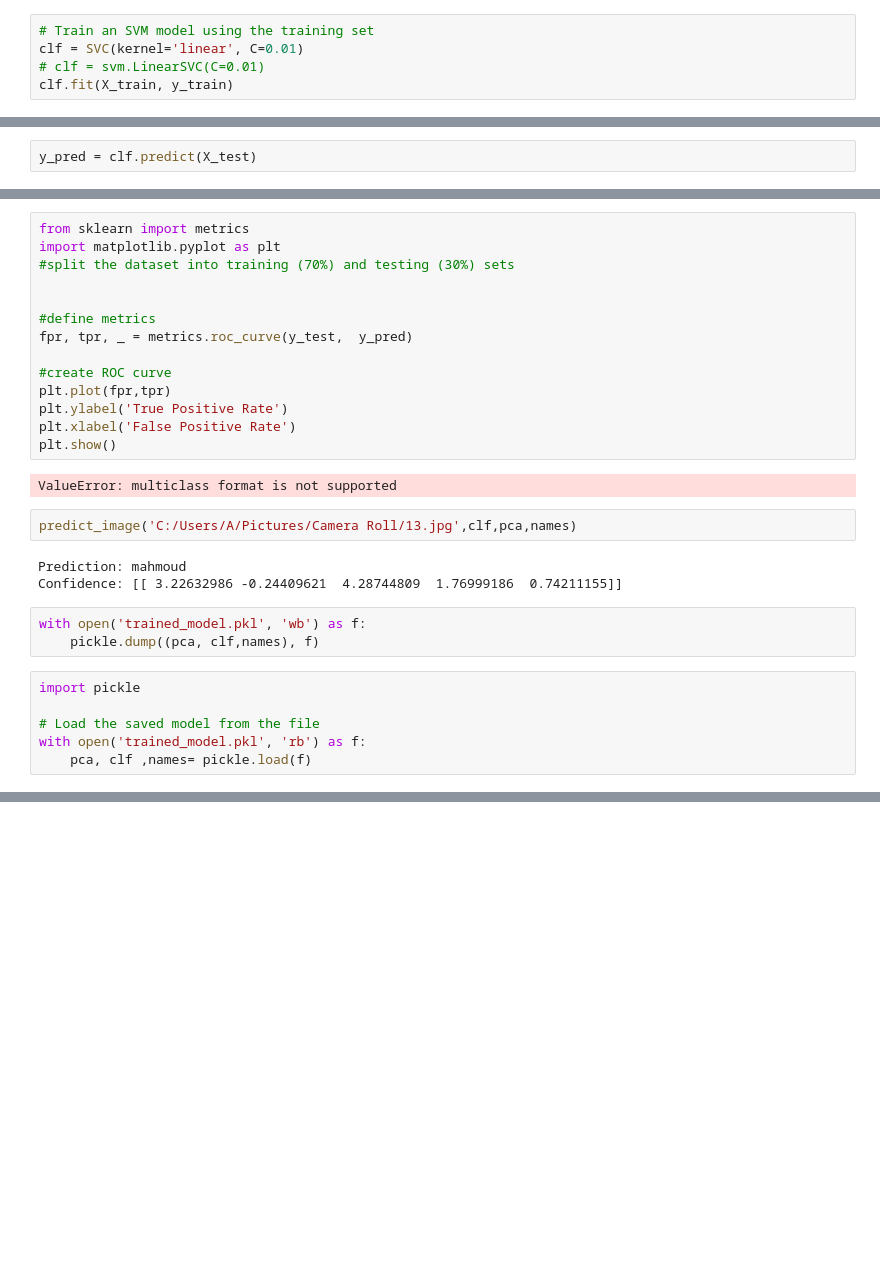
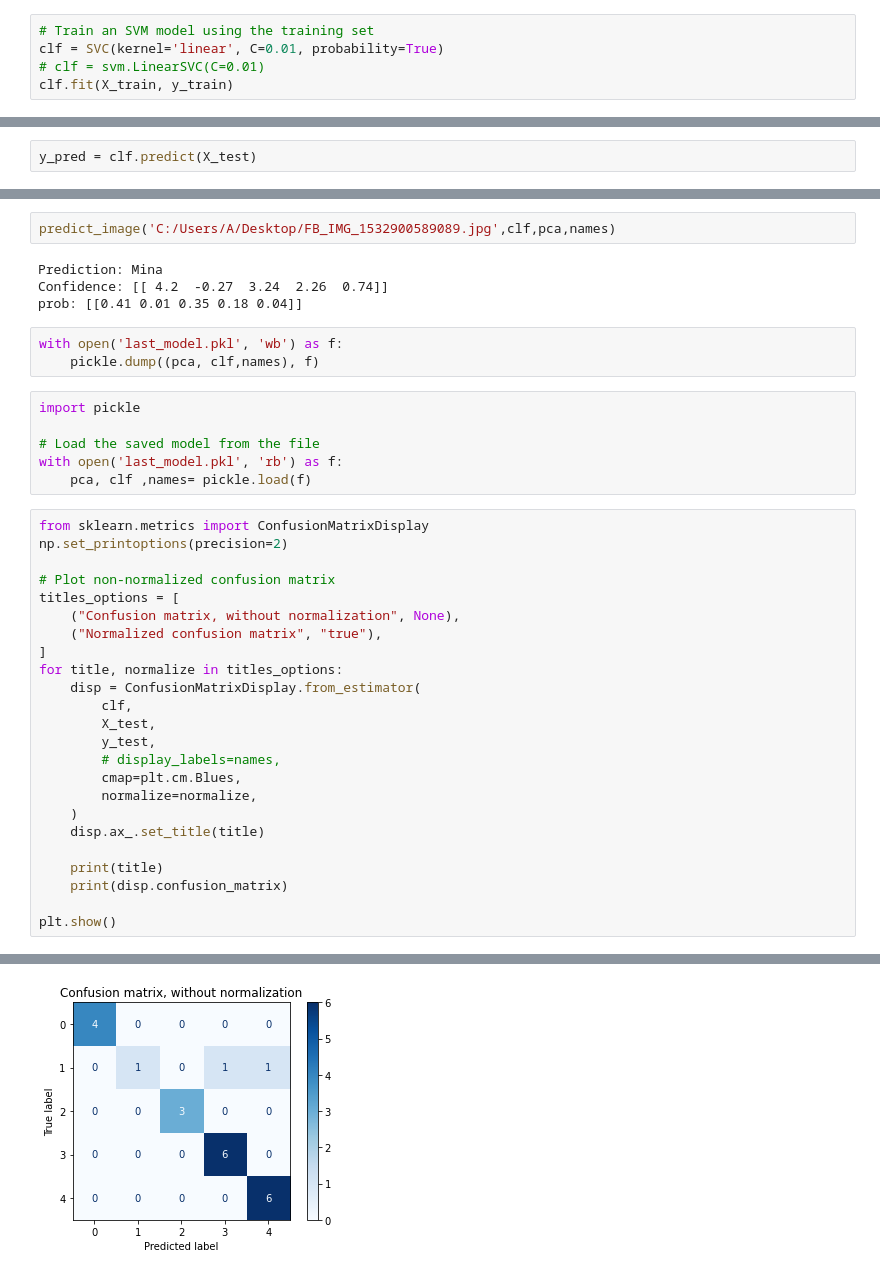
Before and after one commit to mena5800/face_recognition, a Jupyter notebook: model training/model.ipynb, the cells around one changed output, grey strips where cells are left out. Saved outputs shown, nothing was run; the diff lists cells and outputs as text; blank space fills up the shorter version.

Commit message:
add probs - edit pca class - add last_model to server

```diff
--- a/model training/model.ipynb
+++ b/model training/model.ipynb
@@ -106,7 +145,7 @@ Best kernel : linear
 Best C value found: 0.01
 # %%
 # Train an SVM model using the training set
-clf = SVC(kernel='linear', C=0.01)
+clf = SVC(kernel='linear', C=0.01, probability=True)
 # clf = svm.LinearSVC(C=0.01)
 clf.fit(X_train, y_train)
 # %% [output]
@@ -165,30 +206,40 @@ def predict_image(path,model,pca,names):
-# %%
-from sklearn import metrics
-import matplotlib.pyplot as plt
-#split the dataset into training (70%) and testing (30%) sets
-
-
-#define metrics
-fpr, tpr, _ = metrics.roc_curve(y_test,  y_pred)
-
-#create ROC curve
-plt.plot(fpr,tpr)
-plt.ylabel('True Positive Rate')
-plt.xlabel('False Positive Rate')
-plt.show()
-# %% [output]
-ValueError: multiclass format is not supported
 # %%
-predict_image('C:/Users/A/Pictures/Camera Roll/13.jpg',clf,pca,names)
+predict_image('C:/Users/A/Desktop/FB_IMG_1532900589089.jpg',clf,pca,names)
 # %% [output]
-Prediction: mahmoud
-Confidence: [[ 3.22632986 -0.24409621  4.28744809  1.76999186  0.74211155]]
+Prediction: Mina
+Confidence: [[ 4.2  -0.27  3.24  2.26  0.74]]
+prob: [[0.41 0.01 0.35 0.18 0.04]]
 # %%
-with open('trained_model.pkl', 'wb') as f:
+with open('last_model.pkl', 'wb') as f:
     pickle.dump((pca, clf,names), f)
 # %%
 import pickle
 
 # Load the saved model from the file
-with open('trained_model.pkl', 'rb') as f:
+with open('last_model.pkl', 'rb') as f:
     pca, clf ,names= pickle.load(f)
+# %%
+from sklearn.metrics import ConfusionMatrixDisplay
+np.set_printoptions(precision=2)
+
+# Plot non-normalized confusion matrix
+titles_options = [
+    ("Confusion matrix, without normalization", None),
+    ("Normalized confusion matrix", "true"),
+]
+for title, normalize in titles_options:
+    disp = ConfusionMatrixDisplay.from_estimator(
+        clf,
+        X_test,
+        y_test,
+        # display_labels=names,
+        cmap=plt.cm.Blues,
+        normalize=normalize,
+    )
+    disp.ax_.set_title(title)
+
+    print(title)
+    print(disp.confusion_matrix)
+
+plt.show()
+# %% [output]
@@ -194,0 +258 @@ with open('trained_model.pkl', 'rb') as f:
+[figure, added]
```
Also changed, not shown: parts of 15 cells of this notebook, 15 other files.
